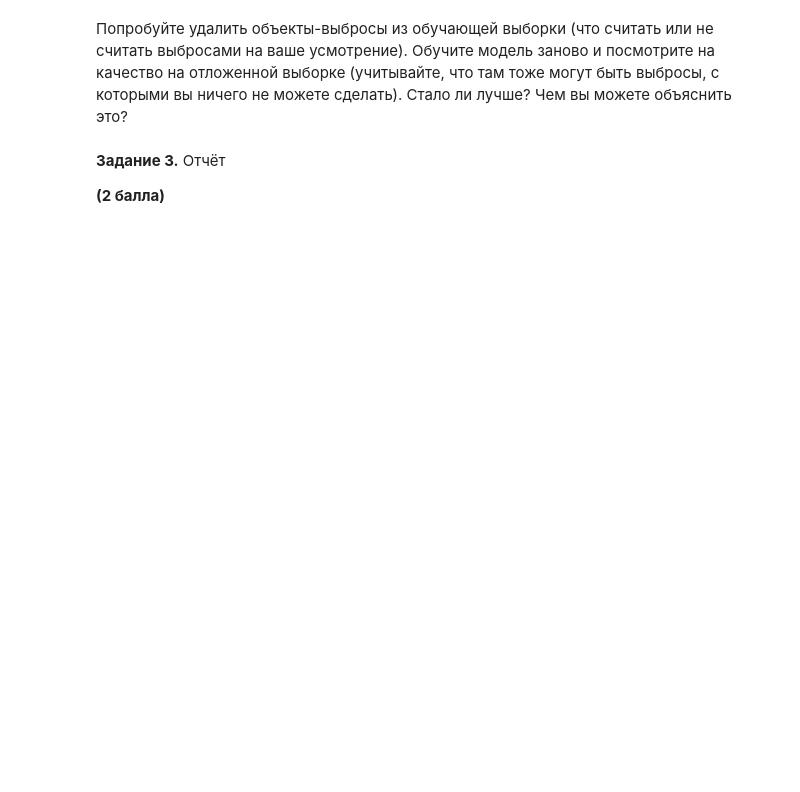
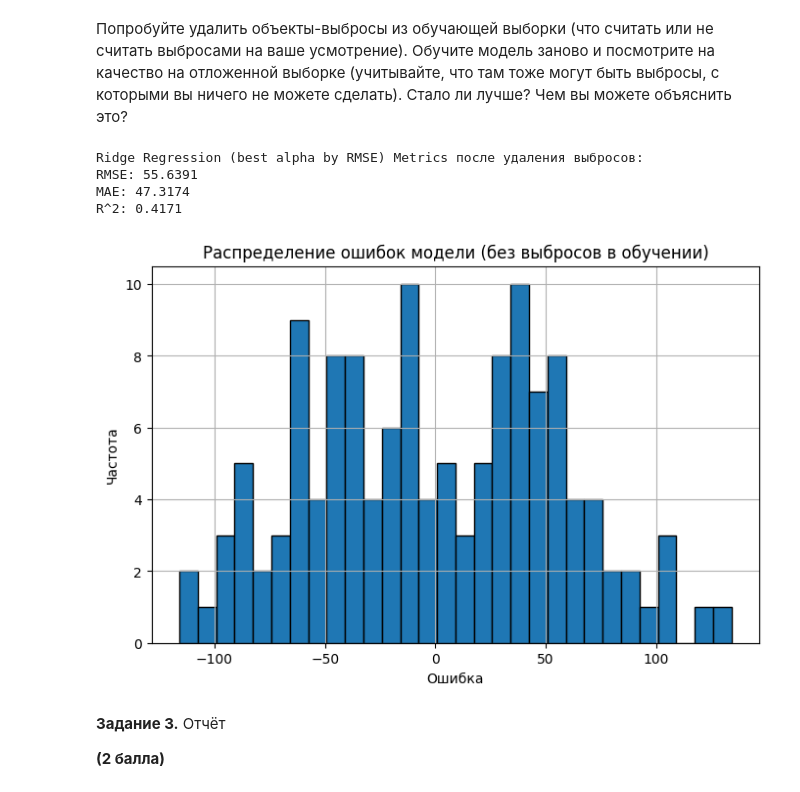
Before and after one commit to Larong11/AESC_ML, a Jupyter notebook: task 4/task4_linreg_tune_practice.ipynb, the cells around one changed output. Drawn from its saved outputs; the diff is of its cells as text; code cells hidden in the pictures; blank space fills up the shorter version.

```diff
--- a/task 4/task4_linreg_tune_practice.ipynb
+++ b/task 4/task4_linreg_tune_practice.ipynb
@@ -114,3 +220,46 @@ __Задание 2.__ Поиск объектов-выбросов
+# %%
+# code here
+q1 = np.percentile(y_train, 25)
+q3 = np.percentile(y_train, 75)
+iqr = q3 - q1
+lower_bound = q1 - 1.5 * iqr
+upper_bound = q3 + 1.5 * iqr
+
+mask = (y_train >= lower_bound) & (y_train <= upper_bound)
+X_train_filtered = X_train[mask]
+y_train_filtered = y_train[mask]
+
+# Финальная модель с лучшим alpha по RMSE на очищенных данных
+ridge_best = Ridge(alpha=best_alpha_rmse)
+ridge_best.fit(X_train_filtered, y_train_filtered)
+y_pred_best = ridge_best.predict(X_test)
+
+mse_best = mean_squared_error(y_test, y_pred_best)
+rmse_best = np.sqrt(mse_best)
+mae_best = mean_absolute_error(y_test, y_pred_best)
+r2_best = r2_score(y_test, y_pred_best)
+
+print(f"\nRidge Regression (best alpha by RMSE) Metrics после удаления выбросов:")
+print(f"RMSE: {rmse_best:.4f}")
+print(f"MAE: {mae_best:.4f}")
+print(f"R^2: {r2_best:.4f}")
+
+# Анализ ошибок
+errors = y_test - y_pred_best
+
+plt.figure(figsize=(8, 5))
+plt.hist(errors, bins=30, edgecolor='black')
+plt.xlabel('Ошибка')
+plt.ylabel('Частота')
+plt.title('Распределение ошибок модели (без выбросов в обучении)')
+plt.grid(True)
+plt.show()
+# %% [output]
+Ridge Regression (best alpha by RMSE) Metrics после удаления выбросов:
+RMSE: 55.6391
+MAE: 47.3174
+R^2: 0.4171
+[figure, added]
 # %% [markdown]
 __Задание 3.__ Отчёт
 
```
Also changed, not shown: parts of 6 cells of this notebook.
